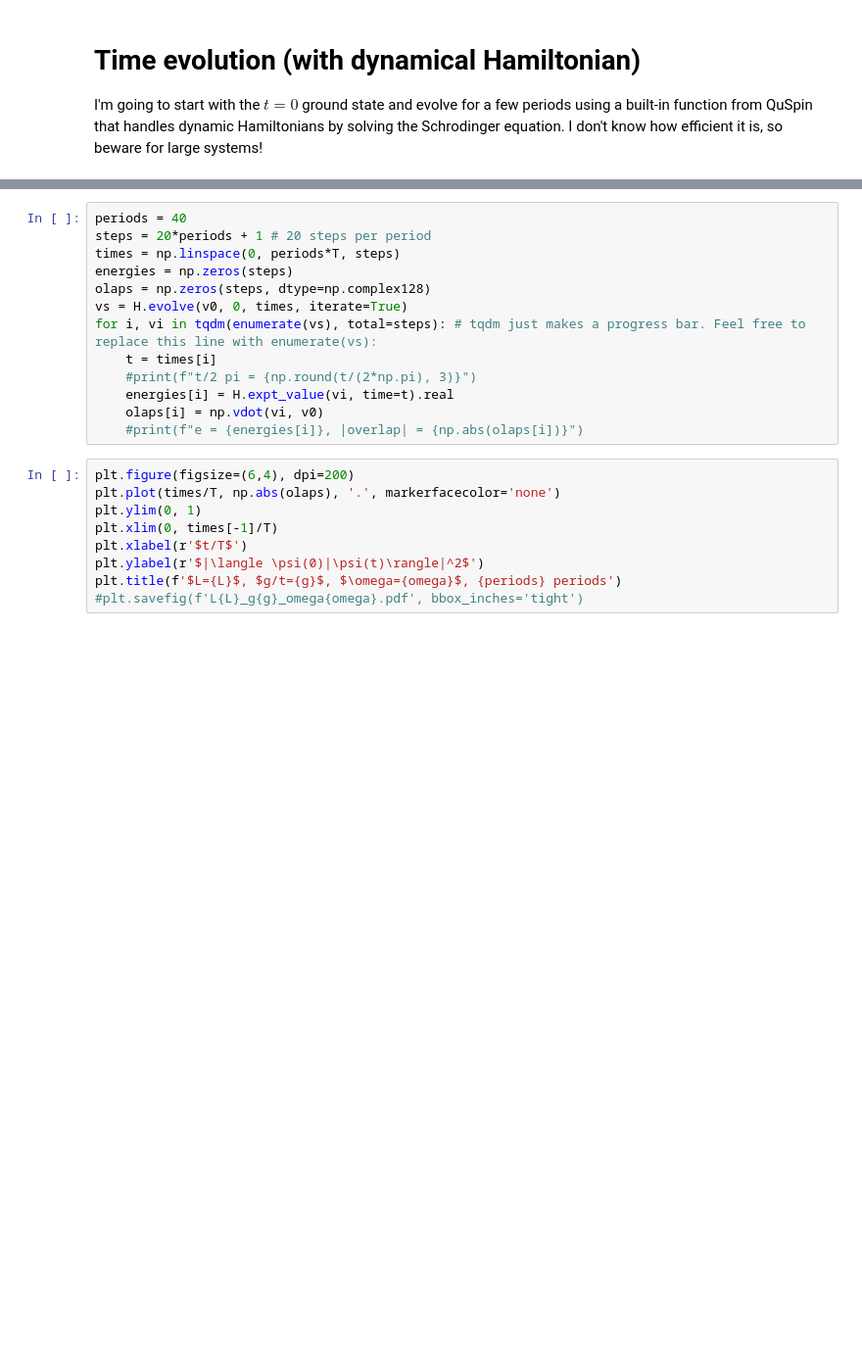
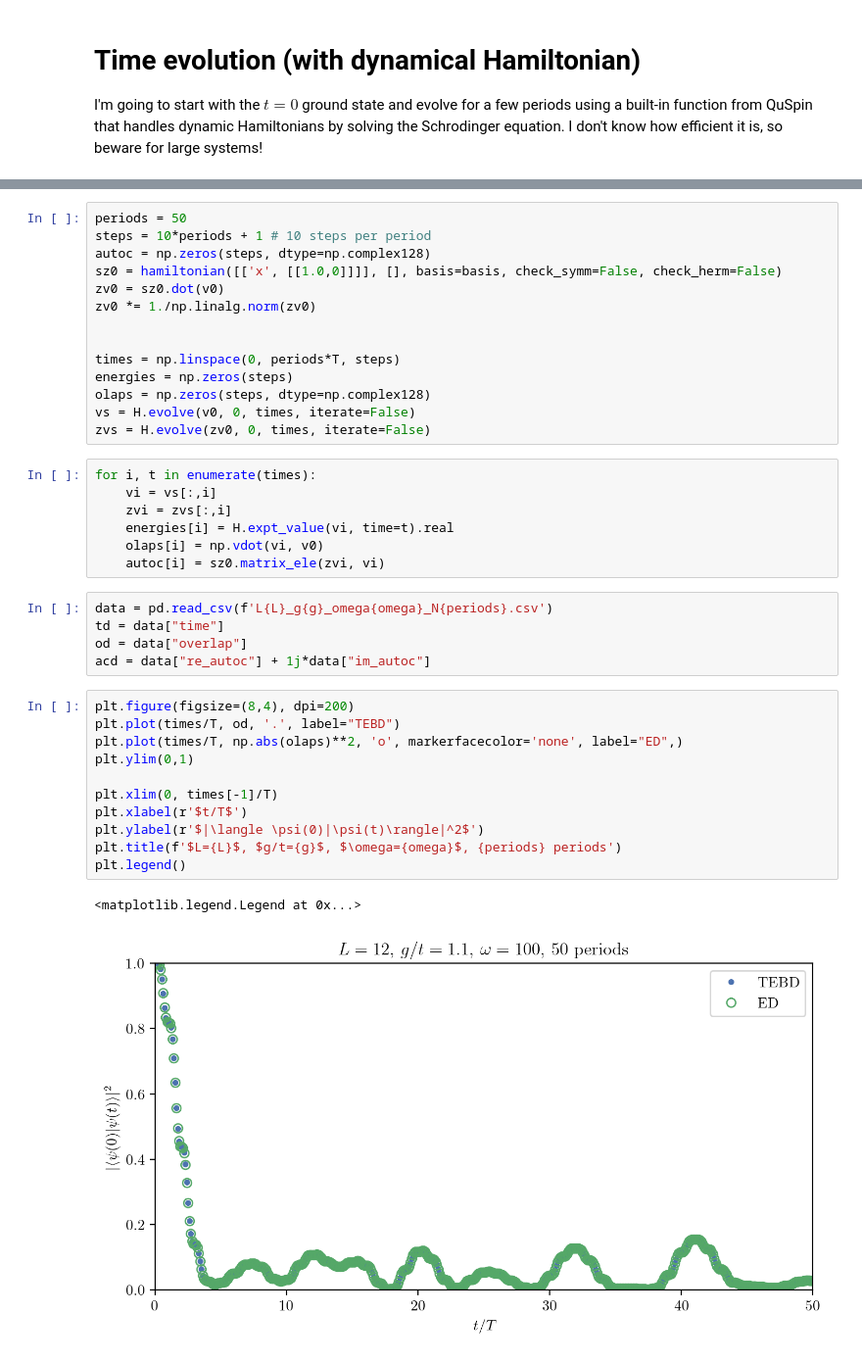
Before and after one commit to wholdhus/majorana_chain_dynamics, a Jupyter notebook: obrian_fendley_ed_periodic_dynamics.ipynb, the cells around one changed output, grey strips where cells are left out. Shown at 98% size. Cells and saved outputs as stored; diff of their text form; blank space fills up the shorter version.

Commit message:
Refactored TEBD code. Added parity symmetry to TEBD. Added more code for comparing TEBD and ED

```diff
--- a/obrian_fendley_ed_periodic_dynamics.ipynb
+++ b/obrian_fendley_ed_periodic_dynamics.ipynb
@@ -80,22 +88,40 @@ T = 2*np.pi/omega
 # %%
-periods = 40
-steps = 20*periods + 1 # 20 steps per period
+periods = 50
+steps = 10*periods + 1 # 10 steps per period
+autoc = np.zeros(steps, dtype=np.complex128)
+sz0 = hamiltonian([['x', [[1.0,0]]]], [], basis=basis, check_symm=False, check_herm=False)
+zv0 = sz0.dot(v0)
+zv0 *= 1./np.linalg.norm(zv0)
+
+
 times = np.linspace(0, periods*T, steps)
 energies = np.zeros(steps)
 olaps = np.zeros(steps, dtype=np.complex128)
-vs = H.evolve(v0, 0, times, iterate=True)
-for i, vi in tqdm(enumerate(vs), total=steps): # tqdm just makes a progress bar. Feel free to replace this line with enumerate(vs):
-    t = times[i]
-    #print(f"t/2 pi = {np.round(t/(2*np.pi), 3)}")
-    energies[i] = H.expt_value(vi, time=t).real
-    olaps[i] = np.vdot(vi, v0)
-    #print(f"e = {energies[i]}, |overlap| = {np.abs(olaps[i])}")
+vs = H.evolve(v0, 0, times, iterate=False)
+zvs = H.evolve(zv0, 0, times, iterate=False)
-# %%
-plt.figure(figsize=(6,4), dpi=200)
-plt.plot(times/T, np.abs(olaps), '.', markerfacecolor='none')
-plt.ylim(0, 1)
-plt.xlim(0, times[-1]/T)
-plt.xlabel(r'$t/T$')
-plt.ylabel(r'$|\langle \psi(0)|\psi(t)\rangle|^2$')
-plt.title(f'$L={L}$, $g/t={g}$, $\omega={omega}$, {periods} periods')
-#plt.savefig(f'L{L}_g{g}_omega{omega}.pdf', bbox_inches='tight')
+# %%
+for i, t in enumerate(times):
+    vi = vs[:,i]
+    zvi = zvs[:,i]
+    energies[i] = H.expt_value(vi, time=t).real
+    olaps[i] = np.vdot(vi, v0)
+    autoc[i] = sz0.matrix_ele(zvi, vi)
+# %%
+data = pd.read_csv(f'L{L}_g{g}_omega{omega}_N{periods}.csv')
+td = data["time"]
+od = data["overlap"]
+acd = data["re_autoc"] + 1j*data["im_autoc"]
+# %%
+plt.figure(figsize=(8,4), dpi=200)
+plt.plot(times/T, od, '.', label="TEBD")
+plt.plot(times/T, np.abs(olaps)**2, 'o', markerfacecolor='none', label="ED",)
+plt.ylim(0,1)
+
+plt.xlim(0, times[-1]/T)
+plt.xlabel(r'$t/T$')
+plt.ylabel(r'$|\langle \psi(0)|\psi(t)\rangle|^2$')
+plt.title(f'$L={L}$, $g/t={g}$, $\omega={omega}$, {periods} periods')
+plt.legend()
+# %% [output]
+<matplotlib.legend.Legend at 0x...>
+[figure, added]
```
Also changed, not shown: parts of 6 cells of this notebook, 7 other files.
